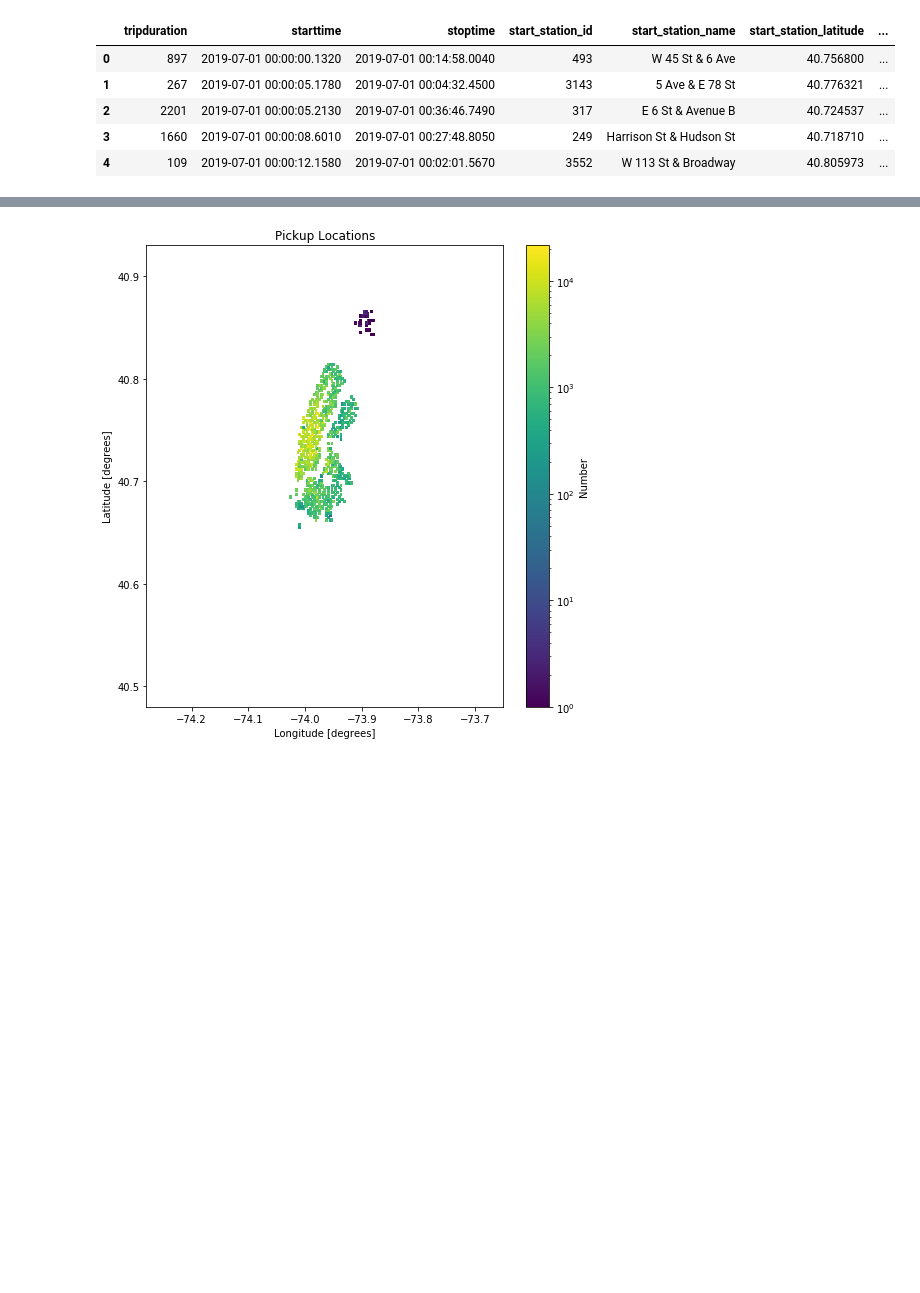
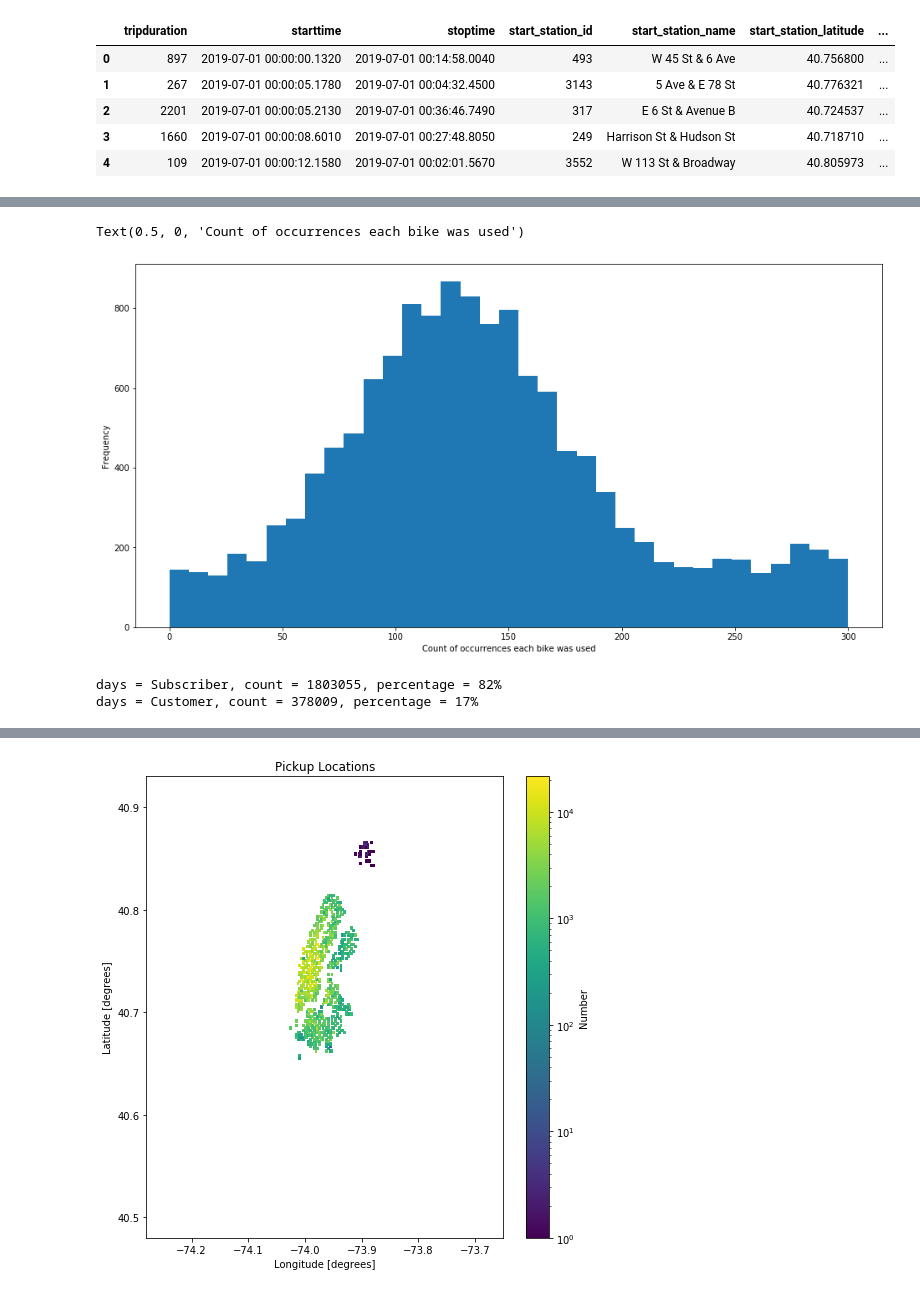
Before and after one commit to amyscott303/Thinkful, a Jupyter notebook: NY.ipynb, the cells around one changed output, grey strips where cells are left out. Saved outputs shown, nothing was run; the diff lists cells and outputs as text; code cells hidden in the pictures; blank space fills up the shorter version.

```diff
--- a/NY.ipynb
+++ b/NY.ipynb
@@ -102,3 +103,0 @@ Name: start_station_id, dtype: int64
-# %%
-bike['ride_counts']= ride_counts
-bike.head()
@@ -111,0 +123,2 @@ bike.head()
+# %%
+bike['trip_duration']=bike['tripduration'].astype(int)
@@ -111,0 +137,3 @@ bike.head()
+# %%
+bikes = bike["bikeid"].dropna()
+print(bikes.value_counts().describe())
@@ -111,0 +150,7 @@ bike.head()
+# %%
+plt.figure(figsize=(16, 8))
+bikes.value_counts().plot(kind="hist", bins=35, range=(0,300))
+plt.xlabel("Count of occurrences each bike was used")
+# %% [output]
+Text(0.5, 0, 'Count of occurrences each bike was used')
+[figure, added]
@@ -111,0 +159,7 @@ bike.head()
+# %%
+from collections import Counter
+for days, count in Counter(bike["usertype"].fillna("nan")).items():
+    print("days = {}, count = {}, percentage = {}%".format(days, count, int(100*count/len(bike))))
+# %% [output]
+days = Subscriber, count = 1803055, percentage = 82%
+days = Customer, count = 378009, percentage = 17%
```
Also changed, not shown: parts of 22 cells of this notebook.
